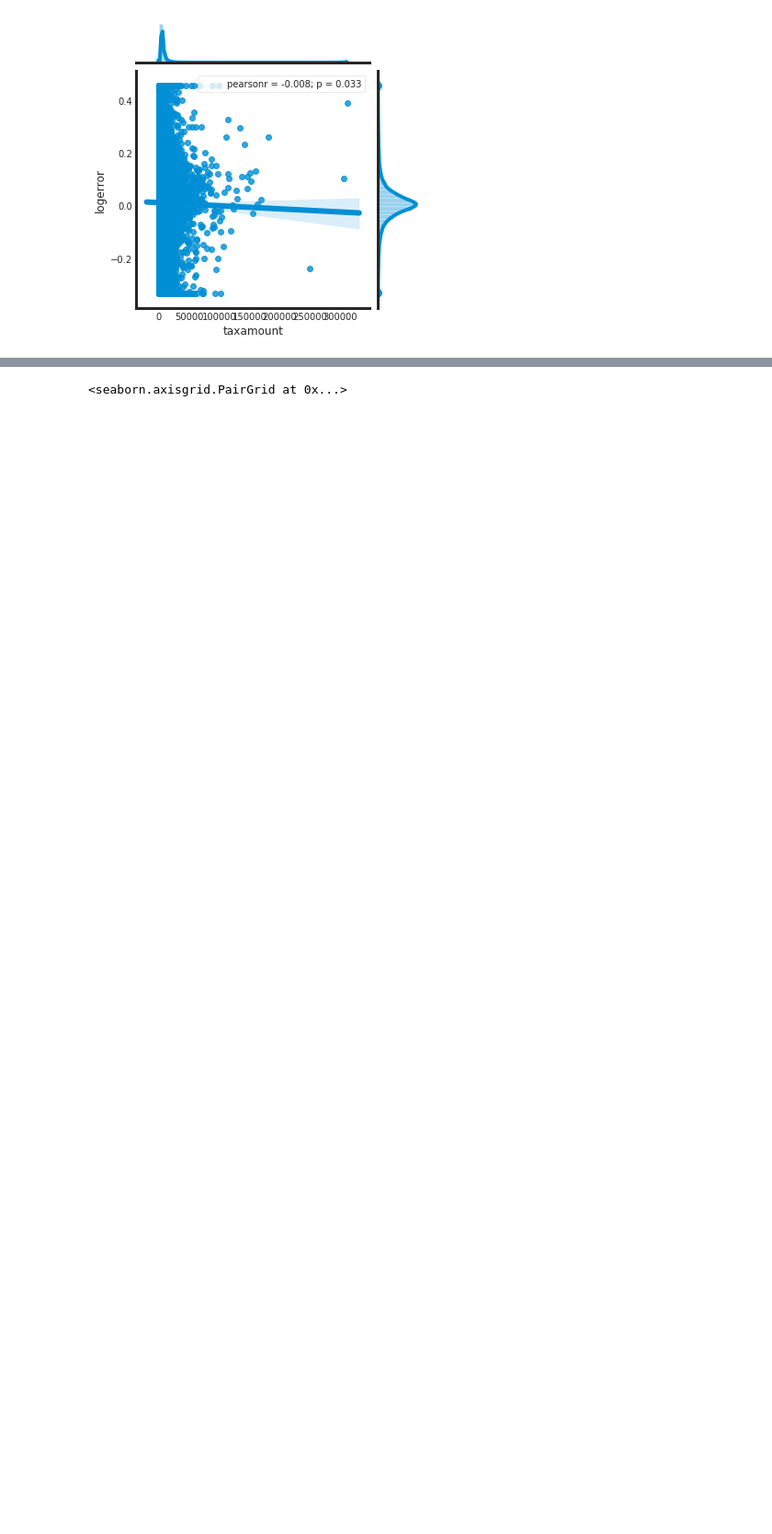
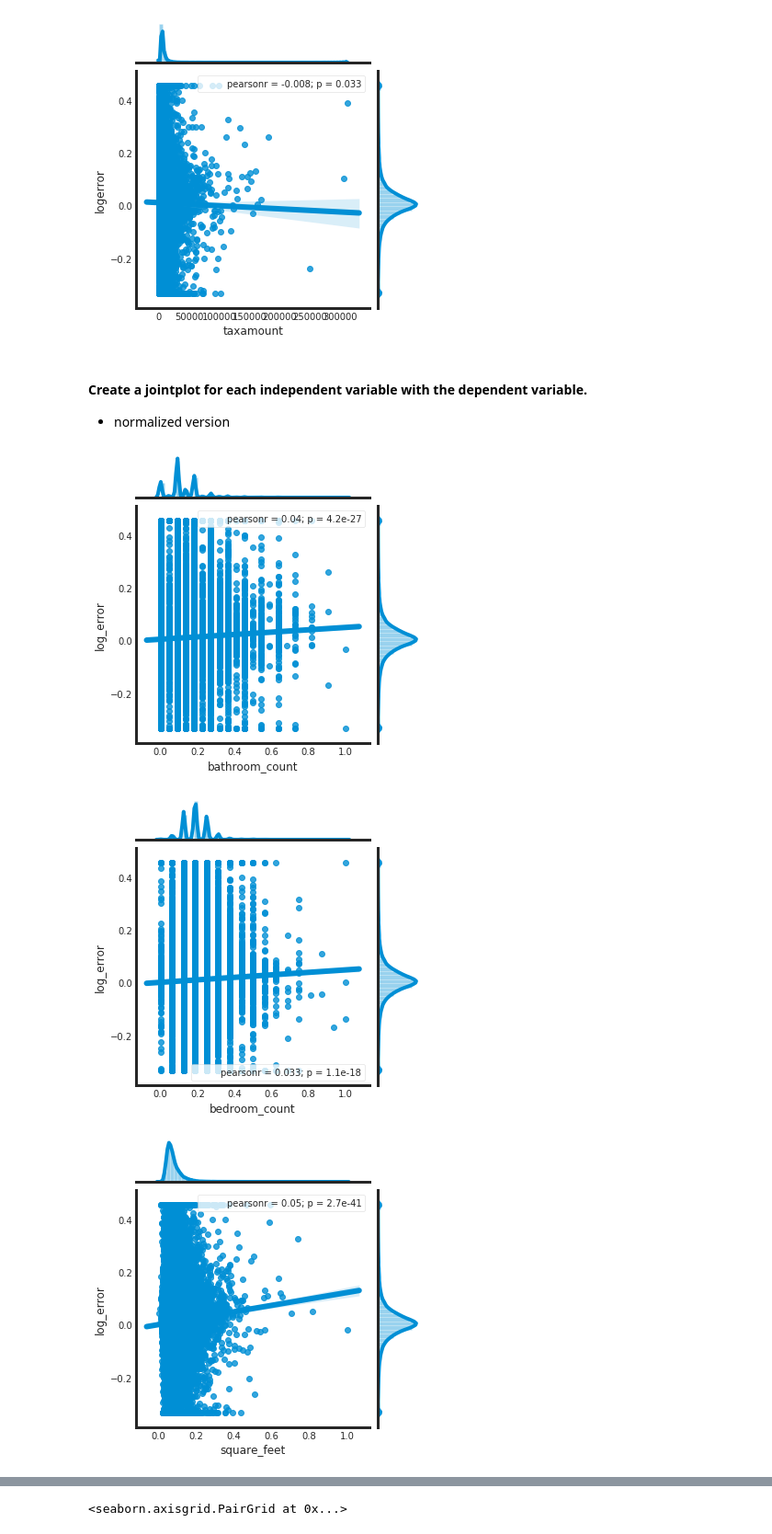
Before and after one commit to ecdedios/codeup-ds-projects, a Jupyter notebook: Regression_Proj_EdnalynCDeDios.ipynb, the cells around one changed output, grey strips where cells are left out. Shown at 92% size. Drawn from its saved outputs; the diff is of its cells as text; code cells hidden in the pictures; blank space fills up the shorter version.

```diff
--- a/Regression_Proj_EdnalynCDeDios.ipynb
+++ b/Regression_Proj_EdnalynCDeDios.ipynb
@@ -578,0 +605,13 @@ Test Split: 0.20
+# %%
+std_train = pd.concat([std_X_train, std_y_train], axis=1)
+
+print()
+print("std_train columns:  %s" % list(std_train.columns))
+print("std_train dimensions (rows, columns):", std_train.shape)
+print()
+
+std_test = pd.concat([std_X_test, std_y_test], axis=1)
+
+print("std_test columns:  %s" % list(std_test.columns))
+print("std_test dimensions (rows, columns):", std_test.shape)
+print()
@@ -623,3 +667,45 @@ plt.show()
 [figure]
 [figure]
 [figure]
+# %% [markdown]
+#### Create a jointplot for each independent variable with the dependent variable.
+- normalized version
+# %%
+with sns.axes_style('white'):
+    j = sns.jointplot('bathroom_count', "log_error", data=std_train, kind='reg', height=5);
+    j.annotate(stats.pearsonr)
+plt.show()
+
+with sns.axes_style('white'):
+    j = sns.jointplot('bedroom_count', "log_error", data=std_train, kind='reg', height=5);
+    j.annotate(stats.pearsonr)
+plt.show()
+
+with sns.axes_style('white'):
+    j = sns.jointplot('square_feet', "log_error", data=std_train, kind='reg', height=5);
+    j.annotate(stats.pearsonr)
+plt.show()
+
+with sns.axes_style('white'):
+    j = sns.jointplot('full_bath_count', "log_error", data=std_train, kind='reg', height=5);
+    j.annotate(stats.pearsonr)
+plt.show()
+
+with sns.axes_style('white'):
+    j = sns.jointplot('year_built', "log_error", data=std_train, kind='reg', height=5);
+    j.annotate(stats.pearsonr)
+plt.show()
+
+with sns.axes_style('white'):
+    j = sns.jointplot('tax_value_count', "log_error", data=std_train, kind='reg', height=5);
+    j.annotate(stats.pearsonr)
+plt.show()
+
+with sns.axes_style('white'):
+    j = sns.jointplot('tax_amount', "log_error", data=std_train, kind='reg', height=5);
+    j.annotate(stats.pearsonr)
+plt.show()
+# %% [output]
+[figure, added]
+[figure, added]
+[figure, added]
```
Also changed, not shown: parts of 20 cells of this notebook, 1 other file.
